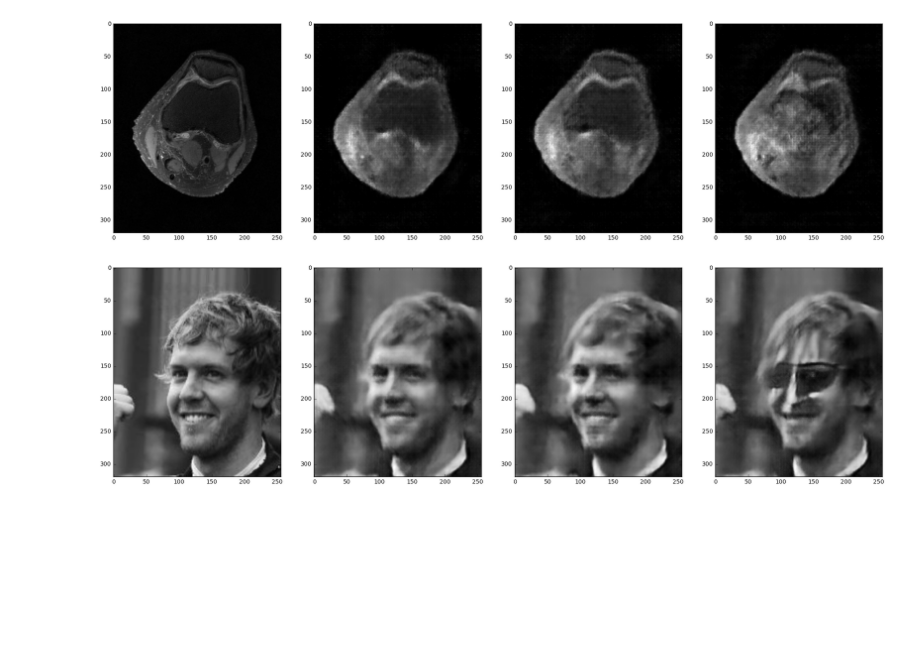
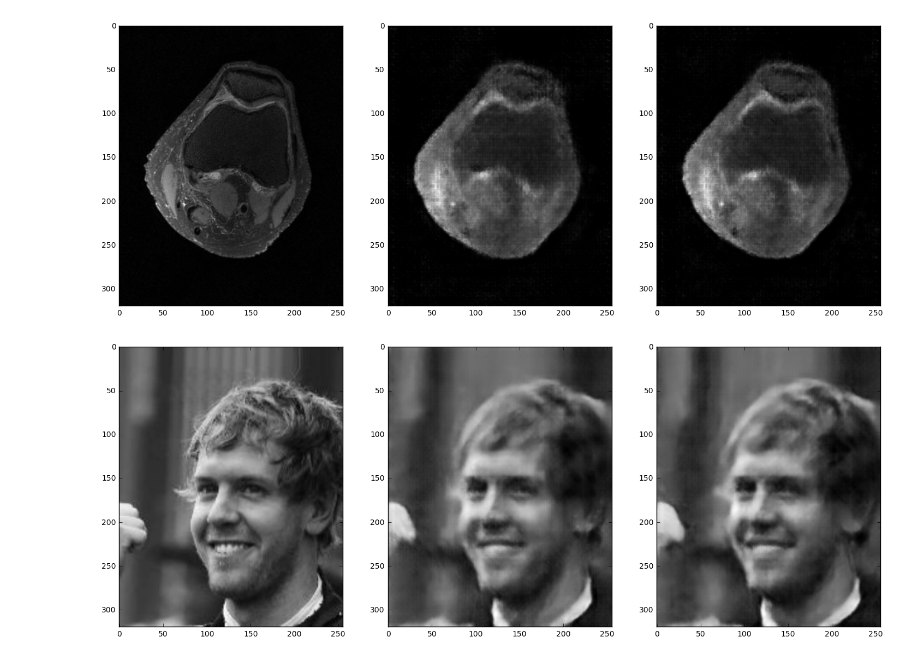
Before and after one commit to shloak/mri, a Jupyter notebook: Notes/05.30.ipynb, the cells around one changed output. Saved outputs shown, nothing was run; the diff lists cells and outputs as text; code cells hidden in the pictures; blank space fills up the shorter version.

Commit message:
fft recon update

```diff
--- a/Notes/05.30.ipynb
+++ b/Notes/05.30.ipynb
@@ -19,19 +19,18 @@ def show_images(images, cols = 1):
     plt.show()
 # %%
 a = np.load('./data/recon_fft_compare/mri_orig.npy')
-d = np.load('./data/recon_fft_compare/mri_pixel.npy')
-b = np.load('./data/recon_fft_compare/mri_fft.npy')
-c = np.load('./data/recon_fft_compare/mri_fft_2x.npy')
-show_images([a, d, b, c])
+b = np.load('./data/recon_fft_compare/mri_pixel.npy')
+c = np.load('./data/recon_fft_compare/mri_fft.npy')
+show_images([a, b, c])
+
 a = np.load('./data/recon_fft_compare/face_orig.npy')
-d = np.load('./data/recon_fft_compare/face_pixel.npy')
-b = np.load('./data/recon_fft_compare/face_fft.npy')
-c = np.load('./data/recon_fft_compare/face_fft_2x.npy')
-show_images([a, d, b, c])
+b = np.load('./data/recon_fft_compare/face_pixel.npy')
+c = np.load('./data/recon_fft_compare/face_fft.npy')
+show_images([a, b, c])
 
 
-# original, pixel loss, fft loss (0 subsample), fft loss (2x subsample using mask)
-# each recon ran for 1500 iterations
+# original, pixel loss, fft loss (0 subsample)
+# each recon ran for 2000 iterations
 # %% [output]
-[figure, old version]
+[figure, new version]
-[figure, old version]
+[figure, new version]
```
Also changed, not shown: parts of 1 cell of this notebook.
